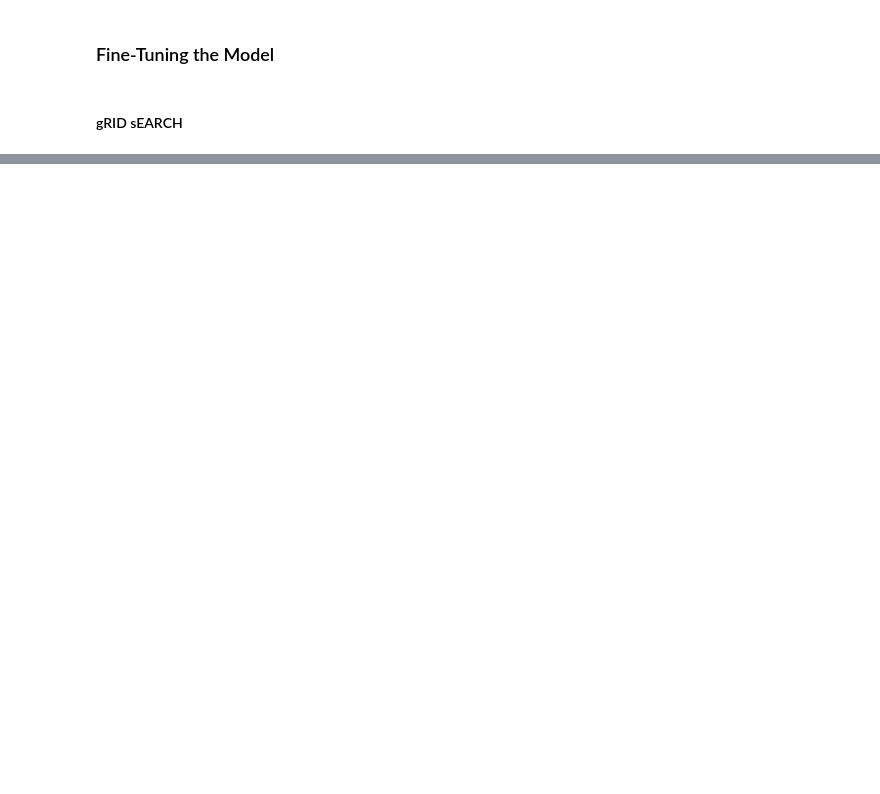
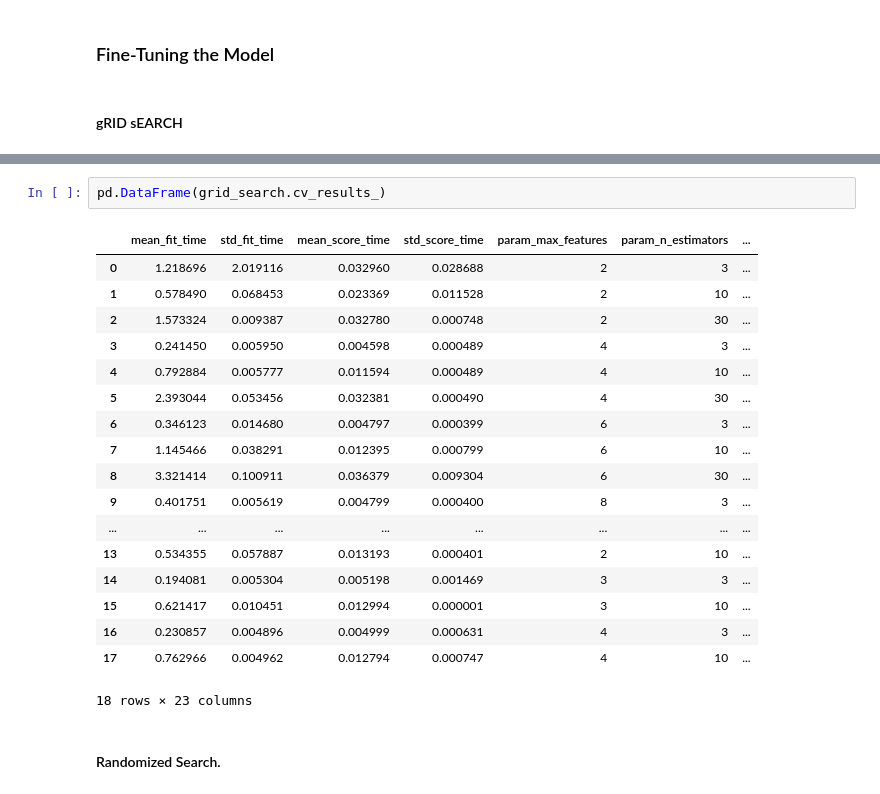
Before and after one commit to Njaramba-Riri/HoML, a Jupyter notebook: Housing.ipynb, the cells around one changed output, grey strips where cells are left out. Cells and saved outputs as stored; diff of their text form; blank space fills up the shorter version.

```diff
--- a/Housing.ipynb
+++ b/Housing.ipynb
@@ -690,0 +735,23 @@ grid_search.best_params_
+# %%
+pd.DataFrame(grid_search.cv_results_)
+# %% [output]
+|  | mean_fit_time | std_fit_time | mean_score_time | std_score_time | param_max_features | param_n_estimators | ... |
+| 0 | 1.218696 | 2.019116 | 0.032960 | 0.028688 | 2 | 3 | ... |
+| 1 | 0.578490 | 0.068453 | 0.023369 | 0.011528 | 2 | 10 | ... |
+| 2 | 1.573324 | 0.009387 | 0.032780 | 0.000748 | 2 | 30 | ... |
+| 3 | 0.241450 | 0.005950 | 0.004598 | 0.000489 | 4 | 3 | ... |
+| 4 | 0.792884 | 0.005777 | 0.011594 | 0.000489 | 4 | 10 | ... |
+| 5 | 2.393044 | 0.053456 | 0.032381 | 0.000490 | 4 | 30 | ... |
+| 6 | 0.346123 | 0.014680 | 0.004797 | 0.000399 | 6 | 3 | ... |
+| 7 | 1.145466 | 0.038291 | 0.012395 | 0.000799 | 6 | 10 | ... |
+| 8 | 3.321414 | 0.100911 | 0.036379 | 0.009304 | 6 | 30 | ... |
+| 9 | 0.401751 | 0.005619 | 0.004799 | 0.000400 | 8 | 3 | ... |
+| ... | ... | ... | ... | ... | ... | ... | ... |
+| 13 | 0.534355 | 0.057887 | 0.013193 | 0.000401 | 2 | 10 | ... |
+| 14 | 0.194081 | 0.005304 | 0.005198 | 0.001469 | 3 | 3 | ... |
+| 15 | 0.621417 | 0.010451 | 0.012994 | 0.000001 | 3 | 10 | ... |
+| 16 | 0.230857 | 0.004896 | 0.004999 | 0.000631 | 4 | 3 | ... |
+| 17 | 0.762966 | 0.004962 | 0.012794 | 0.000747 | 4 | 10 | ... |
+18 rows × 23 columns
+# %% [markdown]
+#### Randomized Search.
```
Also changed, not shown: parts of 7 cells of this notebook.
